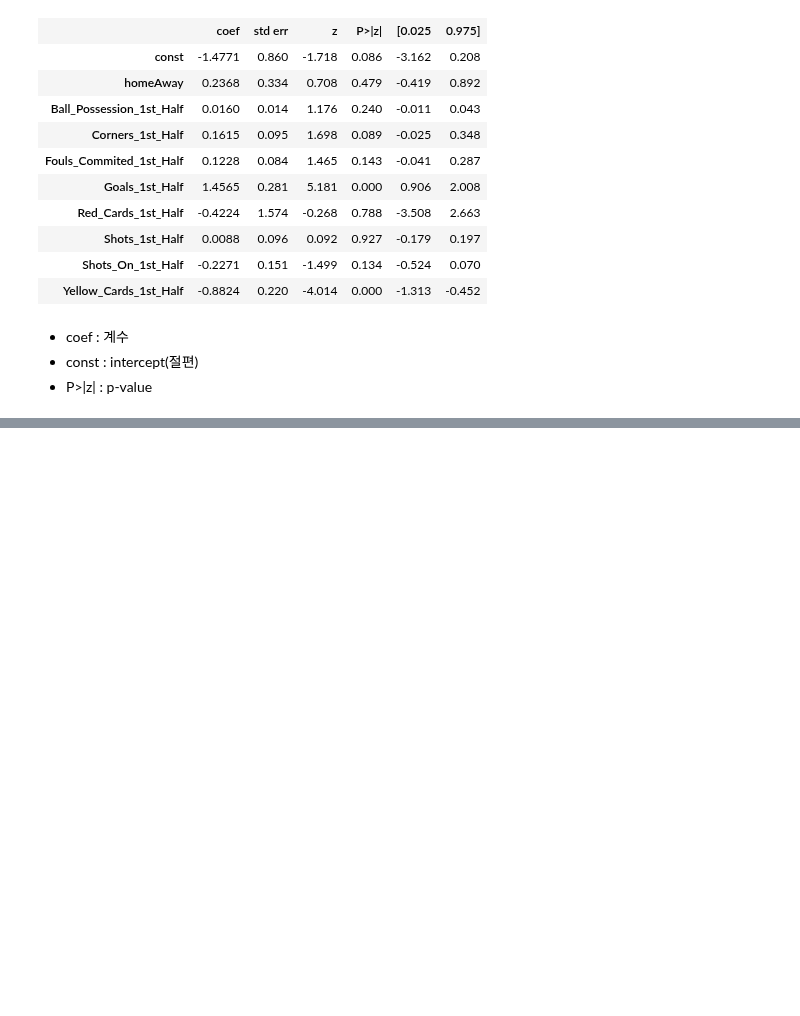
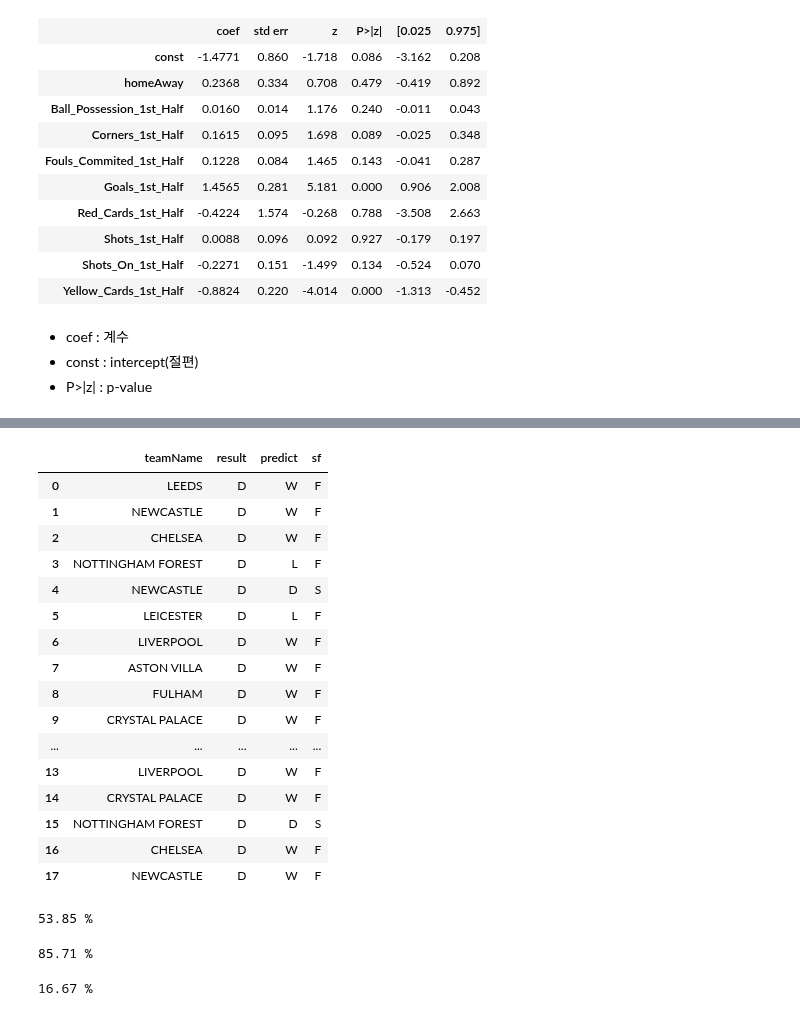
Before and after one commit to half-time-analyze/win-draw, a Jupyter notebook: final/win-draw.ipynb, the cells around one changed output, grey strips where cells are left out. Drawn from its saved outputs; the diff is of its cells as text; code cells hidden in the pictures; blank space fills up the shorter version.

```diff
--- a/final/win-draw.ipynb
+++ b/final/win-draw.ipynb
@@ -302,0 +375,22 @@ Logit Regression Results
+# %%
+#무 데이터 추출
+testdataD = testdata[testdata['result'] == 'D']
+testdataD
+# %% [output]
+|  | teamName | result | predict | sf |
+| 0 | LEEDS | D | W | F |
+| 1 | NEWCASTLE | D | W | F |
+| 2 | CHELSEA | D | W | F |
+| 3 | NOTTINGHAM FOREST | D | L | F |
+| 4 | NEWCASTLE | D | D | S |
+| 5 | LEICESTER | D | L | F |
+| 6 | LIVERPOOL | D | W | F |
+| 7 | ASTON VILLA | D | W | F |
+| 8 | FULHAM | D | W | F |
+| 9 | CRYSTAL PALACE | D | W | F |
+| ... | ... | ... | ... | ... |
+| 13 | LIVERPOOL | D | W | F |
+| 14 | CRYSTAL PALACE | D | W | F |
+| 15 | NOTTINGHAM FOREST | D | D | S |
+| 16 | CHELSEA | D | W | F |
+| 17 | NEWCASTLE | D | W | F |
@@ -302,0 +401,17 @@ Logit Regression Results
+# %%
+#승, 무 예측 성공률
+print(round(len(df.loc[df['predict'] == df['result']])/len(df)*100, 2), '%')
+# %% [output]
+53.85 %
+# %%
+#승 예측 성공률
+#print(round(len(df1.loc[df1['sf'] == 'S'])/len(df1)*100, 2), '%')
+print(round(len(df1.loc[df1['predict'] == df1['result']])/len(df1)*100, 2), '%')
+# %% [output]
+85.71 %
+# %%
+#무 예측 성공률
+#print(round(len(df2.loc[df2['sf'] == 'S'])/len(df2)*100, 2), '%')
+print(round(len(df2.loc[df2['predict'] == df2['result']])/len(df2)*100, 2), '%')
+# %% [output]
+16.67 %
```
Also changed, not shown: parts of 9 cells of this notebook.
